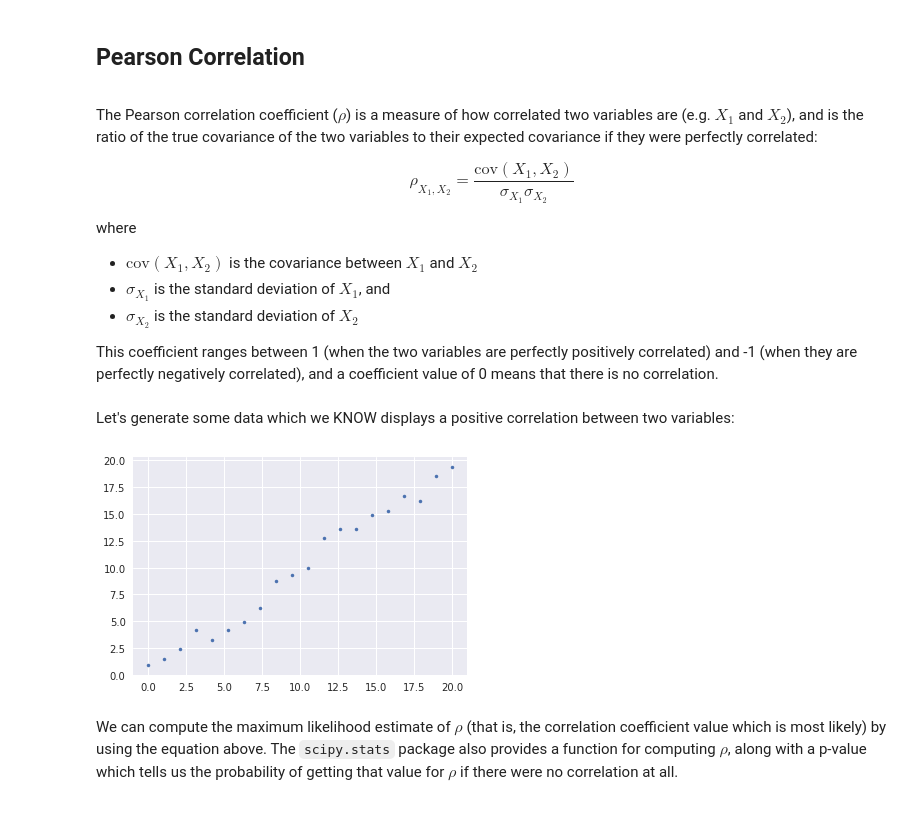
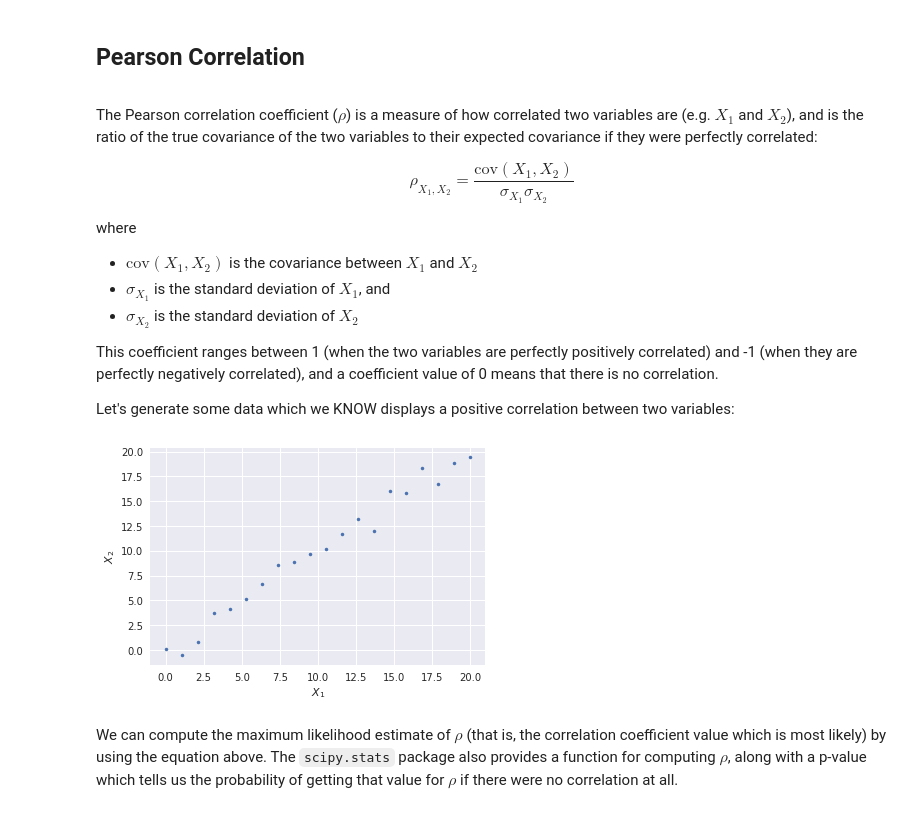
Before and after one commit to brendanhasz/bayesian-correlation, a Jupyter notebook: MultilevelBayesianCorrelations.ipynb, the cells around one changed output. Drawn from its saved outputs; the diff is of its cells as text; code cells hidden in the pictures.

```diff
--- a/MultilevelBayesianCorrelations.ipynb
+++ b/MultilevelBayesianCorrelations.ipynb
@@ -44,19 +45,22 @@ where
 * $\sigma_{X_2}$ is the standard deviation of $X_2$
 
 This coefficient ranges between 1 (when the two variables are perfectly positively correlated) and -1 (when they are perfectly negatively correlated), and a coefficient value of 0 means that there is no correlation.
+
+Let's generate some data which we KNOW displays a positive correlation between two variables:
-# %% [markdown]
-Let's generate some data which we KNOW displays a positive correlation between two variables:
 # %%
 # Create some dummy data with known correlation
 X = np.zeros((20,2))
 X[:,0] = np.linspace(0, 20, 20)
 X[:,1] = X[:,0] + np.random.randn(20)
 
 # Plot dummy data
+plt.figure()
 plt.plot(X[:,0], X[:,1], '.')
+plt.xlabel(r'$X_1$')
+plt.ylabel(r'$X_2$')
 plt.show()
 # %% [output]
-[figure, old version]
+[figure, new version]
 # %% [markdown]
 We can compute the maximum likelihood estimate of $\rho$ (that is, the correlation coefficient value which is most likely) by using the equation above.  The `scipy.stats` package also provides a function for computing $\rho$, along with a p-value which tells us the probability of getting that value for $\rho$ if there were no correlation at all.
 # %%
```
Also changed, not shown: parts of 51 cells of this notebook.
